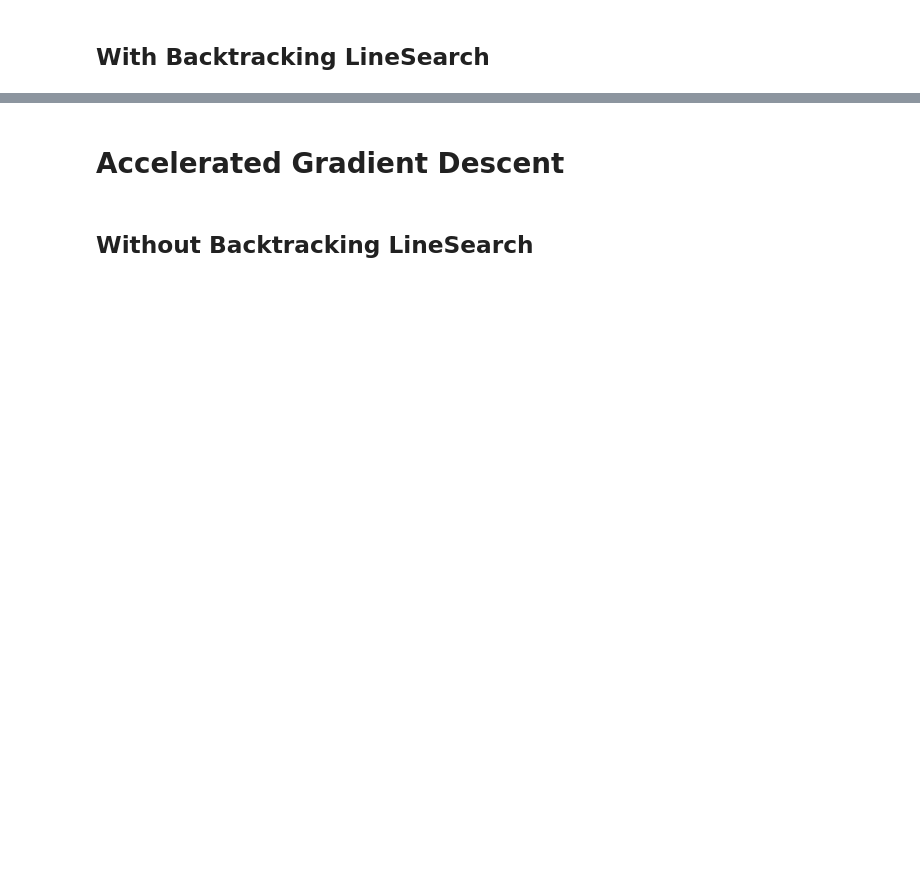
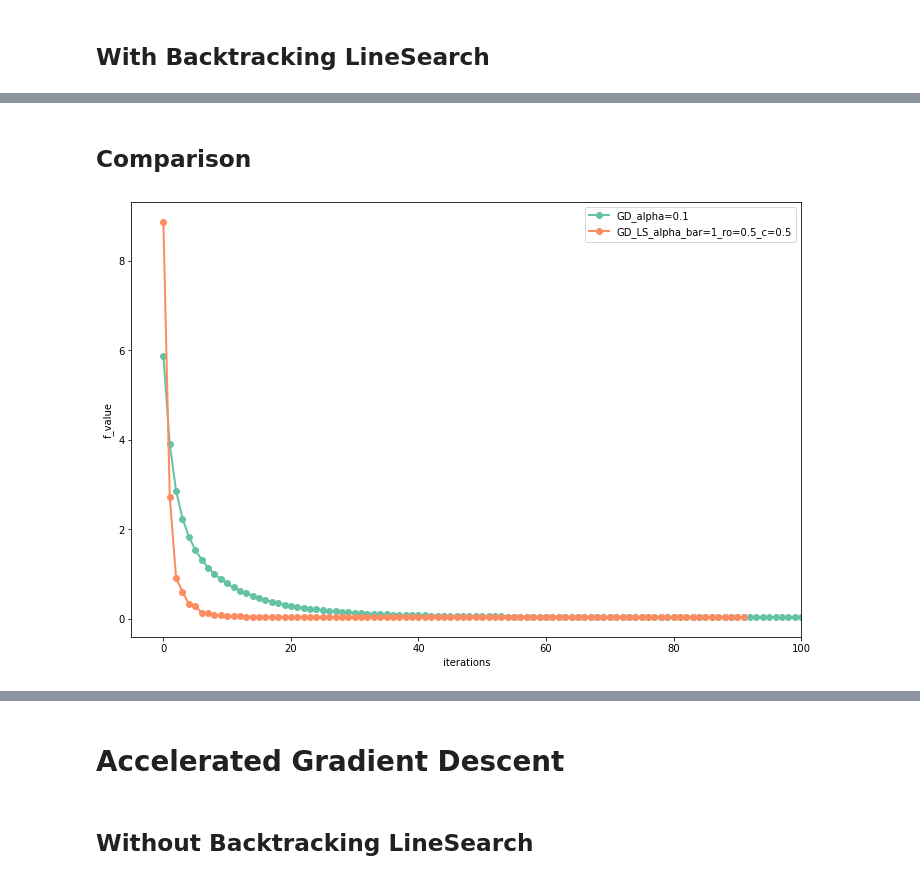
Before and after one commit to PhuongNTM195/advanced-optimization, a Jupyter notebook: src/Exercise2.ipynb, the cells around one changed output, grey strips where cells are left out. Drawn from its saved outputs; the diff is of its cells as text; code cells hidden in the pictures; blank space fills up the shorter version.

```diff
--- a/src/Exercise2.ipynb
+++ b/src/Exercise2.ipynb
@@ -257,0 +255,4 @@ GD finished after 17109 iterations
+# %%
+config_gd = config[0]
+f_value = config_gd['result']['f_value']
+len(f_value), f_value[-1], config_gd['result']['time'][-1]
@@ -313,0 +326,6 @@ GD finished after 116 iterations
+# %% [markdown]
+## Comparison
+# %%
+plot([config_gd, config_gd_ls], xlim_max=100)
+# %% [output]
+[figure, added]
```
Also changed, not shown: parts of 35 cells of this notebook.
